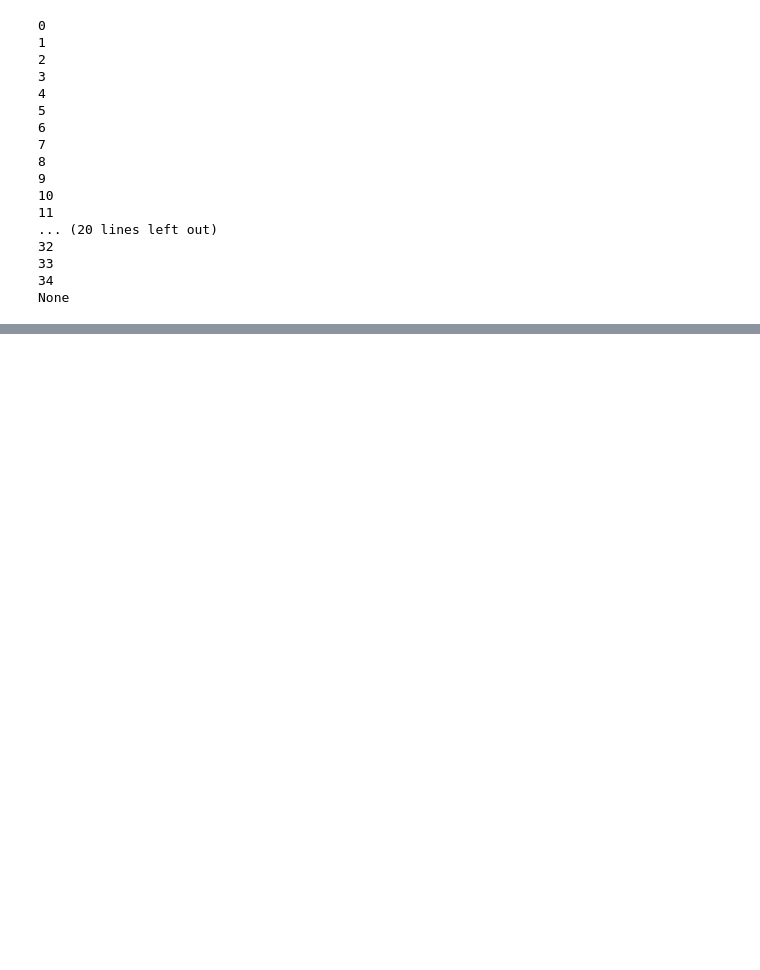
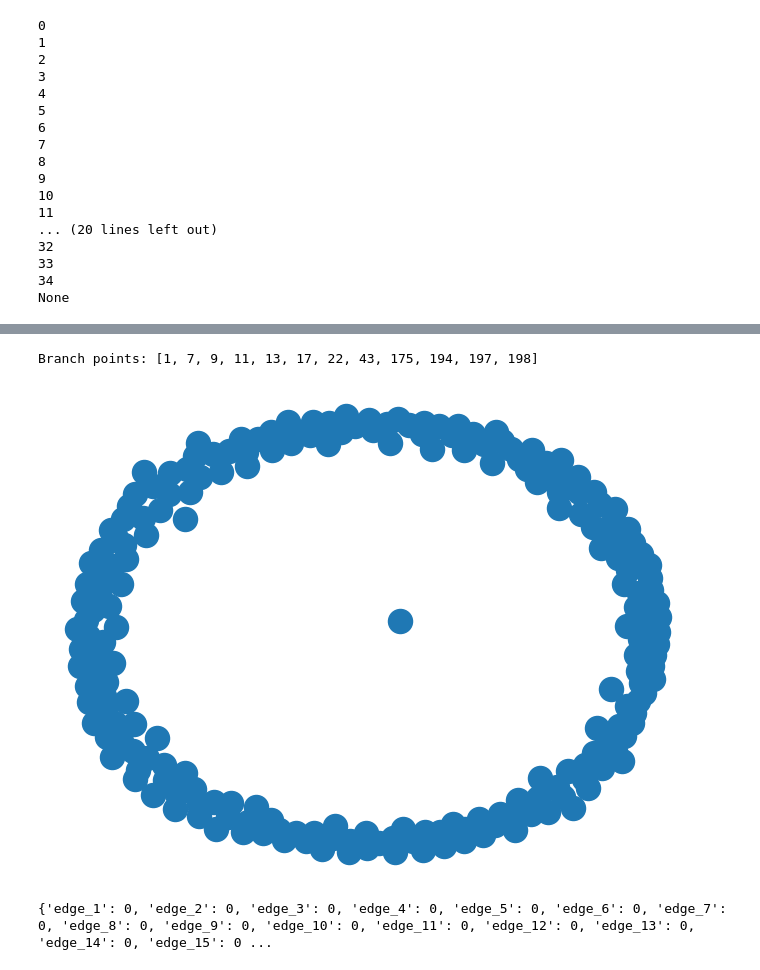
Before and after one commit to KevySilb/bme230-finalproj, a Jupyter notebook: kmer_analysis/svd.ipynb, the cells around one changed output, grey strips where cells are left out. Saved outputs shown, nothing was run; the diff lists cells and outputs as text; code cells hidden in the pictures; blank space fills up the shorter version.

Commit message:
random classes and scratch work

```diff
--- a/kmer_analysis/svd.ipynb
+++ b/kmer_analysis/svd.ipynb
@@ -188,0 +222,66 @@ MD.print_subprocess(MD.completed_process)
+# %%
+import networkx as nx
+G = nx.from_numpy_array(adj, create_using=nx.DiGraph)  # Use DiGraph for directed graphs
+branch_points = [node for node in G.nodes() if len(list(G.successors(node))) + len(list(G.predecessors(node))) > 2]
+print(f"Branch points: {branch_points}")
+# %% [output]
+Branch points: [1, 7, 9, 11, 13, 17, 22, 43, 175, 194, 197, 198]
+# %%
+# Simulate adding coverage data
+for node in G.nodes():
+    G.nodes[node]['coverage'] = np.random.randint(10, 100)  # Random coverage values for demonstration
+
+# Identify high-coverage successors for each branch point
+for node in branch_points:
+    successors = list(G.successors(node))
+    high_coverage_successor = max(successors, key=lambda x: G.nodes[x]['coverage'])
+    print(f"Node {node} high-coverage successor: {high_coverage_successor} with coverage {G.nodes[high_coverage_successor]['coverage']}")
+# %%
+nx.draw(G)
+plt.draw()
+# %% [output]
+[figure, added]
+# %%
+import networkx as nx
+import heapq
+def reconstruct_path(came_from, current):
+    """
+    Reconstructs the path from start to goal given the came_from map and the current (goal) node.
+    """
+    total_path = [current]
+    while current in came_from:
+        current = came_from[current]
+        total_path.insert(0, current)  # Insert at the beginning to reverse the path
+    return total_path
+
+# Initialize came_from dictionary for tracking the path
+came_from = {}
+
+def extract_coverage_from_gfa(gfa_path):
+    """
+    Extracts coverage information from a GFA file. This assumes coverage
+    is stored in a tag like 'RC:i:' (read count) in segment lines.
+    Returns a dictionary with segment names as keys and coverage as values.
+    """
+    gfa = gfapy.Gfa.from_file(gfa_path)
+    coverage_data = {}
+
+    for segment in gfa.segments:
+        segment_name = segment.name
+        # Try to access the 'RC:i' tag for read count
+        if "RC" in segment.tagnames:
+            read_count = segment.get("RC")
+            coverage_data[segment_name] = read_count
+        else:
+            # Handle segments without the RC tag
+            coverage_data[segment_name] = 0  # Or some default/placeholder value
+
+    return coverage_data
+# Assuming you've created the graph `G` and have start and end nodes defined
+coverage_data = extract_coverage_from_gfa("assembly_2graph_combined.gfa")
+
+
+
+print(coverage_data)
+# %% [output]
+{'edge_1': 0, 'edge_2': 0, 'edge_3': 0, 'edge_4': 0, 'edge_5': 0, 'edge_6': 0, 'edge_7': 0, 'edge_8': 0, 'edge_9': 0, 'edge_10': 0, 'edge_11': 0, 'edge_12': 0, 'edge_13': 0, 'edge_14': 0, 'edge_15': 0 ...
```
Also changed, not shown: parts of 15 cells of this notebook, 10 other files.
